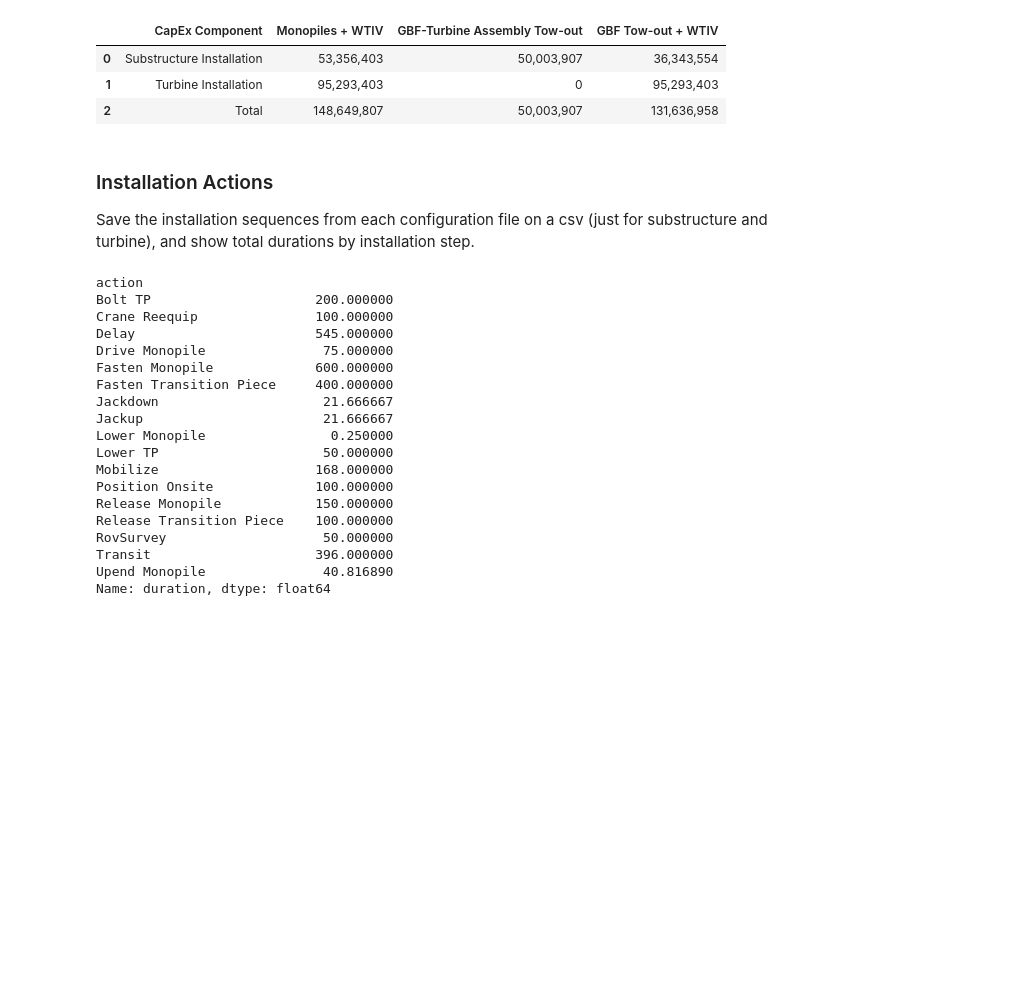
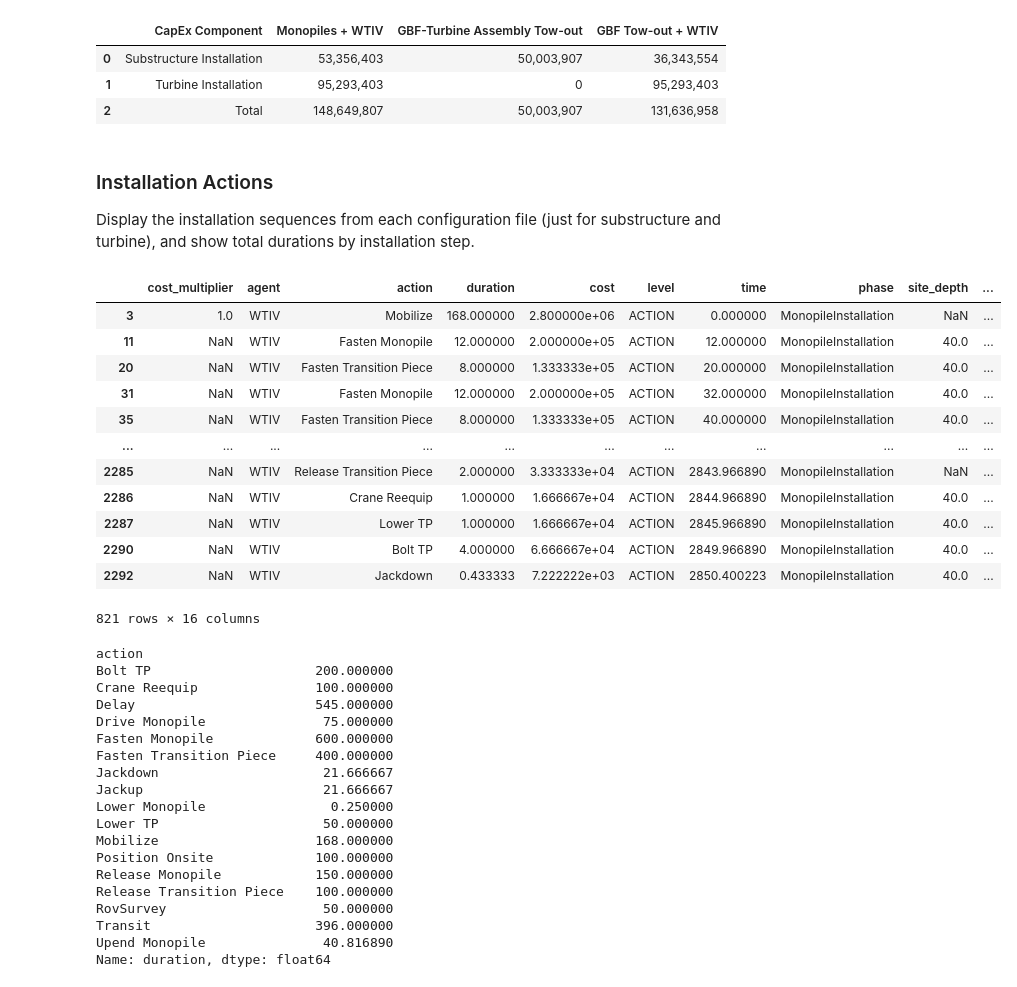
Before and after one commit to WISDEM/ORBIT, a Jupyter notebook: examples/Example - Using Monopile or GBF Intallation.ipynb, the cells around one changed output. Saved outputs shown, nothing was run; the diff lists cells and outputs as text; code cells hidden in the pictures; blank space fills up the shorter version.

```diff
--- a/examples/Example - Using Monopile or GBF Intallation.ipynb
+++ b/examples/Example - Using Monopile or GBF Intallation.ipynb
@@ -293,35 +293,47 @@ subset_display
 # %% [markdown]
 ### Installation Actions
 
-Save the installation sequences from each configuration file on a csv (just for substructure and turbine), and show total durations by installation step.
+Display the installation sequences from each configuration file (just for substructure and turbine), and show total durations by installation step.
 # %%
 df = pd.DataFrame(project_monopile.actions)
 project_monopile_turbine_install = df.loc[df['phase']=="TurbineInstallation"]
 project_monopile_turbine_install.to_csv("install_sequences/monopile_case_turbine_install.csv")
 project_monopile_monopile_install = df.loc[df['phase']=="MonopileInstallation"]
-project_monopile_monopile_install.to_csv("install_sequences/monopile_case_monopile_install.csv")
-
-project_monopile_monopile_install.groupby(["action"]).sum()['duration']
+display(project_monopile_monopile_install)
+display(project_monopile_monopile_install.groupby(["action"]).sum()['duration'])
 # %% [output]
+|  | cost_multiplier | agent | action | duration | cost | level | time | phase | site_depth | ... |
+| 3 | 1.0 | WTIV | Mobilize | 168.000000 | 2.800000e+06 | ACTION | 0.000000 | MonopileInstallation | NaN | ... |
+| 11 | NaN | WTIV | Fasten Monopile | 12.000000 | 2.000000e+05 | ACTION | 12.000000 | MonopileInstallation | 40.0 | ... |
+| 20 | NaN | WTIV | Fasten Transition Piece | 8.000000 | 1.333333e+05 | ACTION | 20.000000 | MonopileInstallation | 40.0 | ... |
+| 31 | NaN | WTIV | Fasten Monopile | 12.000000 | 2.000000e+05 | ACTION | 32.000000 | MonopileInstallation | 40.0 | ... |
+| 35 | NaN | WTIV | Fasten Transition Piece | 8.000000 | 1.333333e+05 | ACTION | 40.000000 | MonopileInstallation | 40.0 | ... |
+| ... | ... | ... | ... | ... | ... | ... | ... | ... | ... | ... |
+| 2285 | NaN | WTIV | Release Transition Piece | 2.000000 | 3.333333e+04 | ACTION | 2843.966890 | MonopileInstallation | NaN | ... |
+| 2286 | NaN | WTIV | Crane Reequip | 1.000000 | 1.666667e+04 | ACTION | 2844.966890 | MonopileInstallation | 40.0 | ... |
+| 2287 | NaN | WTIV | Lower TP | 1.000000 | 1.666667e+04 | ACTION | 2845.966890 | MonopileInstallation | 40.0 | ... |
+| 2290 | NaN | WTIV | Bolt TP | 4.000000 | 6.666667e+04 | ACTION | 2849.966890 | MonopileInstallation | 40.0 | ... |
+| 2292 | NaN | WTIV | Jackdown | 0.433333 | 7.222222e+03 | ACTION | 2850.400223 | MonopileInstallation | 40.0 | ... |
-action
-Bolt TP                     200.000000
-Crane Reequip               100.000000
-Delay                       545.000000
-Drive Monopile               75.000000
-Fasten Monopile             600.000000
-Fasten Transition Piece     400.000000
-Jackdown                     21.666667
-Jackup                       21.666667
-Lower Monopile                0.250000
-Lower TP                     50.000000
-Mobilize                    168.000000
-Position Onsite             100.000000
-Release Monopile            150.000000
-Release Transition Piece    100.000000
-RovSurvey                    50.000000
-Transit                     396.000000
-Upend Monopile               40.816890
-Name: duration, dtype: float64
+821 rows × 16 columns
+action
+Bolt TP                     200.000000
+Crane Reequip               100.000000
+Delay                       545.000000
+Drive Monopile               75.000000
+Fasten Monopile             600.000000
+Fasten Transition Piece     400.000000
+Jackdown                     21.666667
+Jackup                       21.666667
+Lower Monopile                0.250000
+Lower TP                     50.000000
+Mobilize                    168.000000
+Position Onsite             100.000000
+Release Monopile            150.000000
+Release Transition Piece    100.000000
+RovSurvey                    50.000000
+Transit                     396.000000
+Upend Monopile               40.816890
+Name: duration, dtype: float64
 # %%
 df = pd.DataFrame(project_gbf_no_wtiv.actions)
 project_gbf_no_wtiv_turbine_install = df.loc[df['phase']=="TurbineInstallation"]
```
Also changed, not shown: parts of 4 cells of this notebook.
